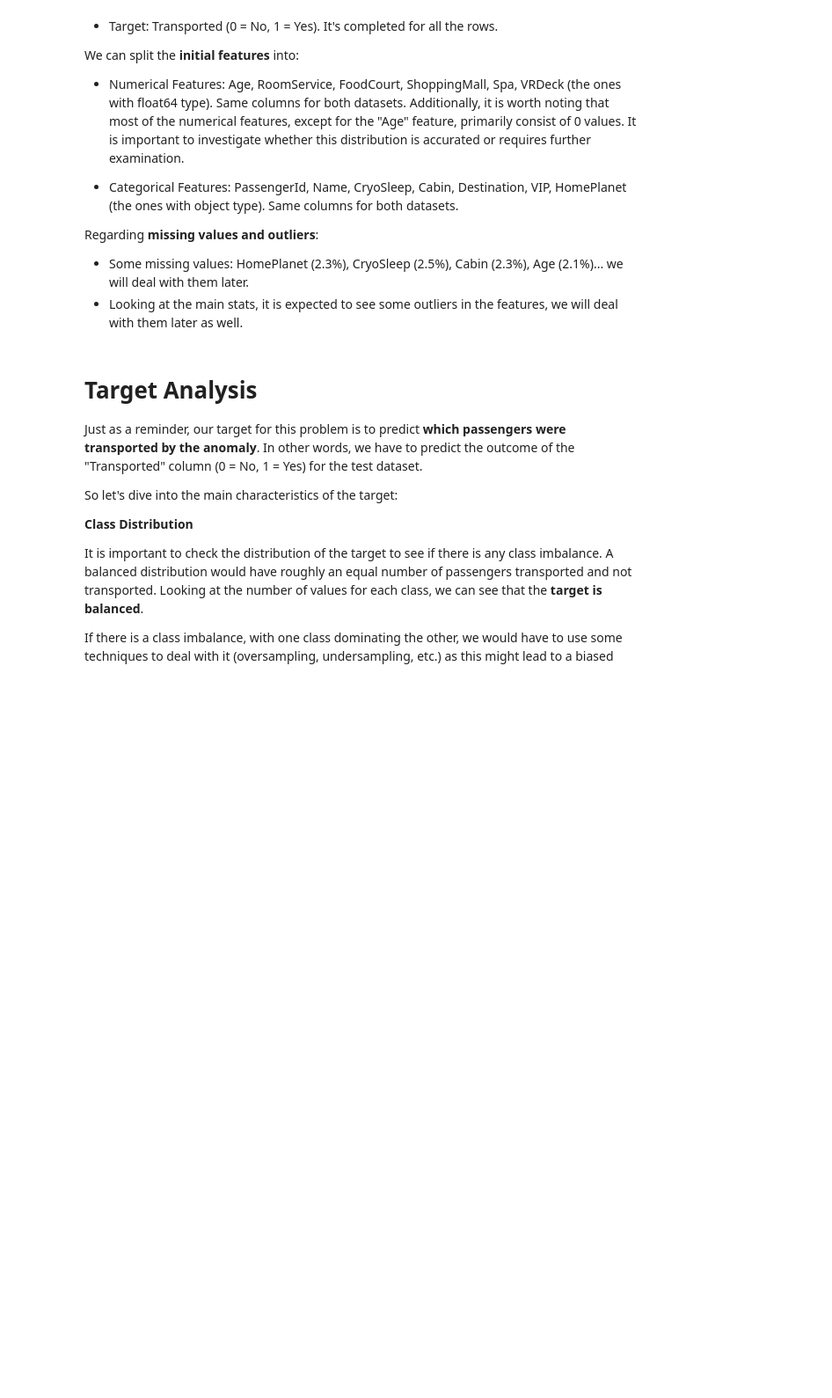
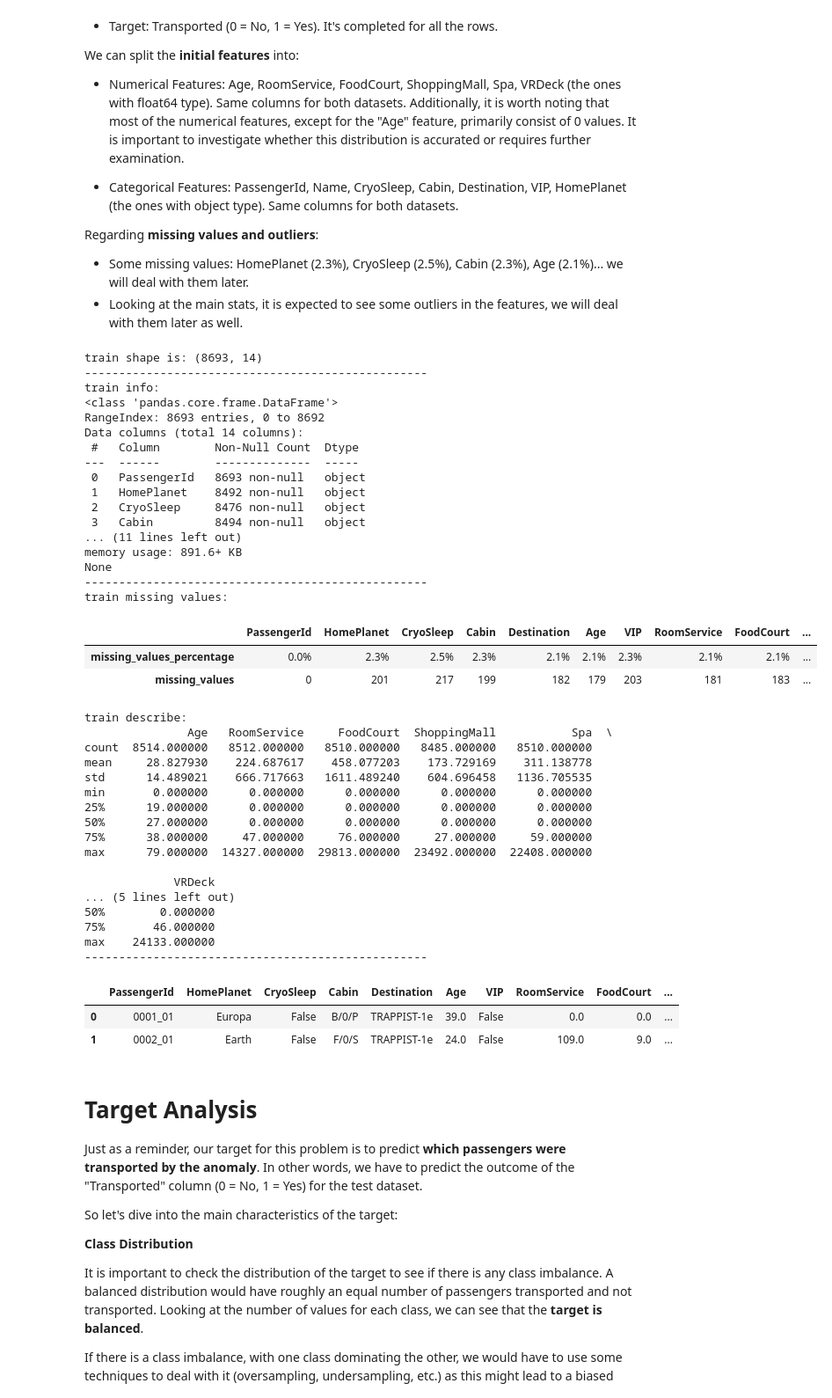
Before and after one commit to juaancabsou/hustle-kaggles, a Jupyter notebook: spaceship/notebook_eda.ipynb, the cells around one changed output. Shown at 88% size. Cells and saved outputs as stored; diff of their text form; code cells hidden in the pictures; blank space fills up the shorter version.

Commit message:
K_Spaceship - Data wrangling started

```diff
--- a/spaceship/notebook_eda.ipynb
+++ b/spaceship/notebook_eda.ipynb
@@ -131,8 +131,49 @@ Regarding **missing values and outliers**:
 - Some missing values: HomePlanet (2.3%), CryoSleep (2.5%), Cabin (2.3%), Age (2.1%)... we will deal with them later.
 - Looking at the main stats, it is expected to see some outliers in the features, we will deal with them later as well.
 # %%
-# basic_eda_dataset(train, 'train') # Uncomment in order to see the main stats
+basic_eda_dataset(train, 'train') # Uncomment in order to see the main stats
 # basic_eda_dataset(test, 'test')
+# %% [output]
+train shape is: (8693, 14)
+--------------------------------------------------
+train info:
+<class 'pandas.core.frame.DataFrame'>
+RangeIndex: 8693 entries, 0 to 8692
+Data columns (total 14 columns):
+ #   Column        Non-Null Count  Dtype
+---  ------        --------------  -----
+ 0   PassengerId   8693 non-null   object
+ 1   HomePlanet    8492 non-null   object
+ 2   CryoSleep     8476 non-null   object
+ 3   Cabin         8494 non-null   object
+... (11 lines left out)
+memory usage: 891.6+ KB
+None
+--------------------------------------------------
+train missing values:
+|  | PassengerId | HomePlanet | CryoSleep | Cabin | Destination | Age | VIP | RoomService | FoodCourt | ... |
+| missing_values_percentage | 0.0% | 2.3% | 2.5% | 2.3% | 2.1% | 2.1% | 2.3% | 2.1% | 2.1% | ... |
+| missing_values | 0 | 201 | 217 | 199 | 182 | 179 | 203 | 181 | 183 | ... |
+train describe:
+               Age   RoomService     FoodCourt  ShoppingMall           Spa  \
+count  8514.000000   8512.000000   8510.000000   8485.000000   8510.000000
+mean     28.827930    224.687617    458.077203    173.729169    311.138778
+std      14.489021    666.717663   1611.489240    604.696458   1136.705535
+min       0.000000      0.000000      0.000000      0.000000      0.000000
+25%      19.000000      0.000000      0.000000      0.000000      0.000000
+50%      27.000000      0.000000      0.000000      0.000000      0.000000
+75%      38.000000     47.000000     76.000000     27.000000     59.000000
+max      79.000000  14327.000000  29813.000000  23492.000000  22408.000000
+
+             VRDeck
+... (5 lines left out)
+50%        0.000000
+75%       46.000000
+max    24133.000000
+--------------------------------------------------
+|  | PassengerId | HomePlanet | CryoSleep | Cabin | Destination | Age | VIP | RoomService | FoodCourt | ... |
+| 0 | 0001_01 | Europa | False | B/0/P | TRAPPIST-1e | 39.0 | False | 0.0 | 0.0 | ... |
+| 1 | 0002_01 | Earth | False | F/0/S | TRAPPIST-1e | 24.0 | False | 109.0 | 9.0 | ... |
 # %% [markdown]
 # Target Analysis
 
```
Also changed, not shown: 1 other file.
